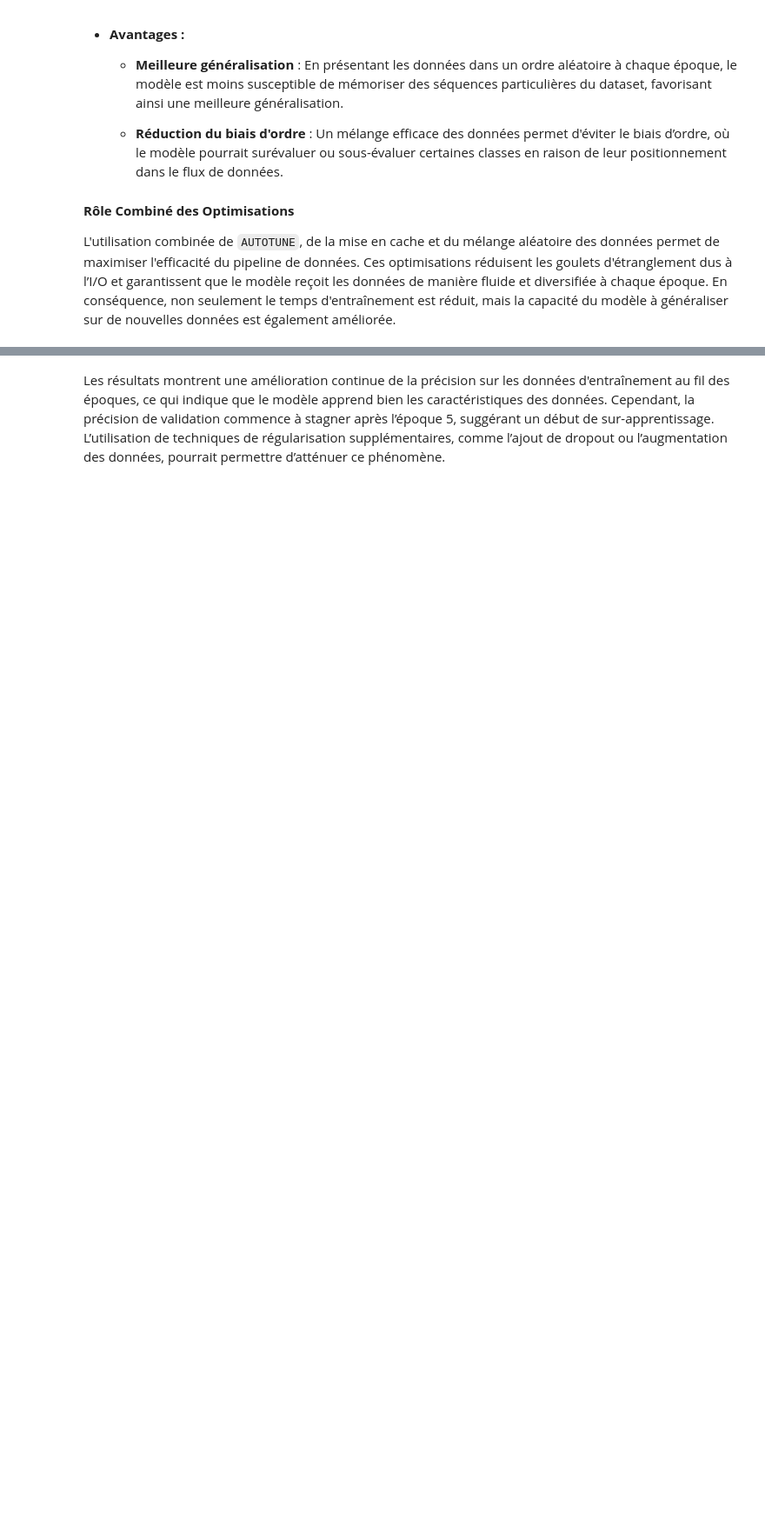
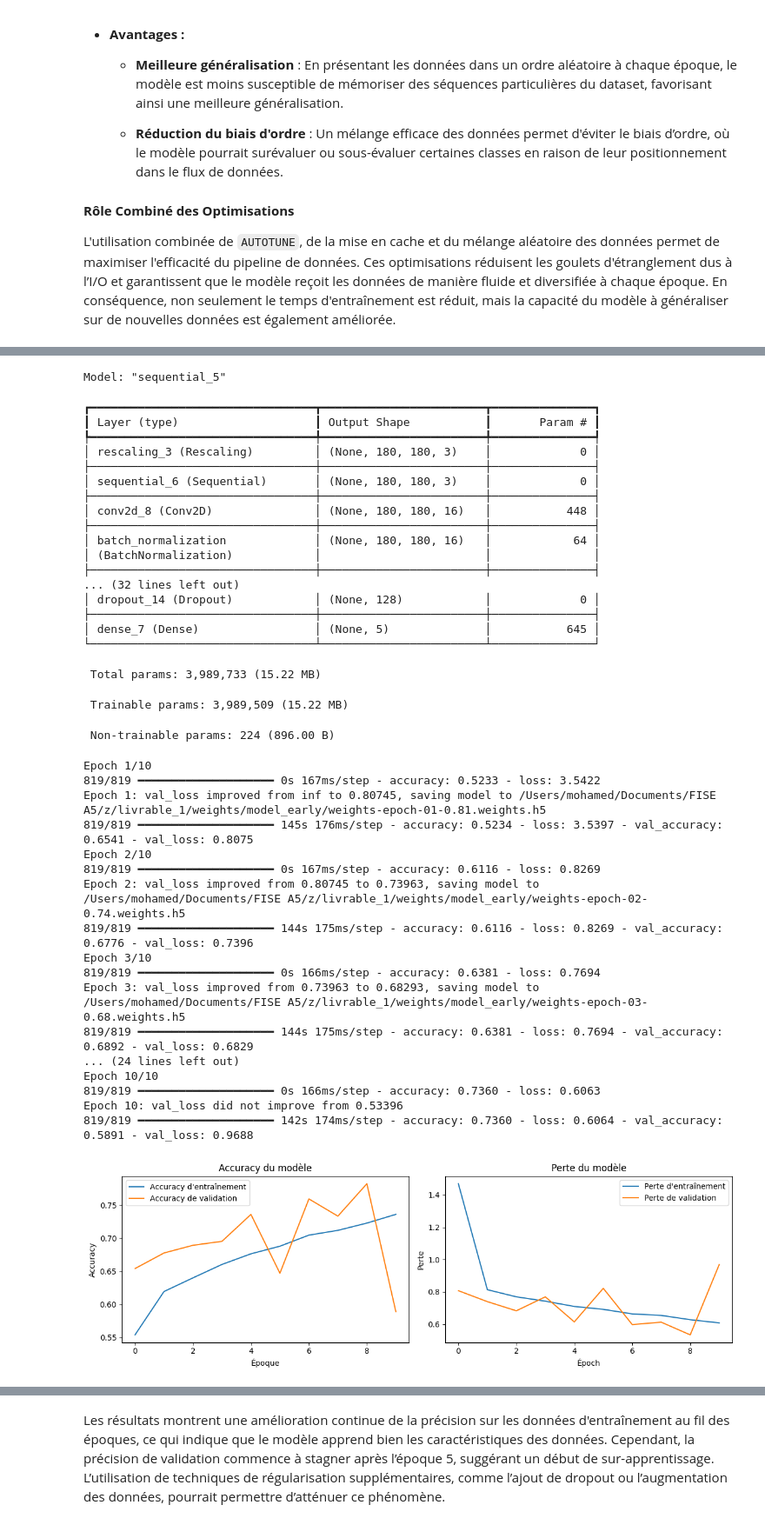
Before and after one commit to SourcierDeVerite/CESI_Projet_Deep_Learning, a Jupyter notebook: livrable_1/main.ipynb, the cells around one changed output, grey strips where cells are left out. Shown at 87% size. Cells and saved outputs as stored; diff of their text form; code cells hidden in the pictures; blank space fills up the shorter version.

```diff
--- a/livrable_1/main.ipynb
+++ b/livrable_1/main.ipynb
@@ -445,0 +866,71 @@ Dans la littérature, Adam est souvent reconnu comme étant un choix robuste pou
+# %%
+# Définir la fonction de perte
+loss_function = tf.keras.losses.SparseCategoricalCrossentropy(from_logits=False)
+
+# Créer le quatrième modèle avec une troisième couche, augmentation des données, et Batch Normalization
+fourth_model = create_test_model(
+    batch_size=batch_s,
+    loss_function=loss_function,
+    optimizer='adam',  # Choix d'un optimiseur, ici Adam
+    dropout_rate=0.2,  # Taux de dropout pour régulariser un peu
+    regularization_value=None,  # Pas de régularisation
+    filter_factor=1,  # Facteur de filtre par défaut
+    use_data_augmentation=True,  # Activer l'augmentation des données
+    add_additional_layer=True,  # Ajouter une troisième couche
+    use_batch_normalization=True,  # Activer la Batch Normalization pour le quatrième modèle
+    image_height=image_h,
+    image_width=image_w
+)
+
+# Entraîner le quatrième modèle
+epochs = 10
+
+history_fourth_model = fourth_model.fit(
+    train_set,
+    validation_data=test_set,
+    epochs=epochs,
+    callbacks=get_callbacks()
+)
+
+# Visualiser les performances du quatrième modèle
+plot_training_history(history_fourth_model)
+# %% [output]
+Model: "sequential_5"
+┏━━━━━━━━━━━━━━━━━━━━━━━━━━━━━━━━━┳━━━━━━━━━━━━━━━━━━━━━━━━┳━━━━━━━━━━━━━━━┓
+┃ Layer (type)                    ┃ Output Shape           ┃       Param # ┃
+┡━━━━━━━━━━━━━━━━━━━━━━━━━━━━━━━━━╇━━━━━━━━━━━━━━━━━━━━━━━━╇━━━━━━━━━━━━━━━┩
+│ rescaling_3 (Rescaling)         │ (None, 180, 180, 3)    │             0 │
+├─────────────────────────────────┼────────────────────────┼───────────────┤
+│ sequential_6 (Sequential)       │ (None, 180, 180, 3)    │             0 │
+├─────────────────────────────────┼────────────────────────┼───────────────┤
+│ conv2d_8 (Conv2D)               │ (None, 180, 180, 16)   │           448 │
+├─────────────────────────────────┼────────────────────────┼───────────────┤
+│ batch_normalization             │ (None, 180, 180, 16)   │            64 │
+│ (BatchNormalization)            │                        │               │
+├─────────────────────────────────┼────────────────────────┼───────────────┤
+... (32 lines left out)
+│ dropout_14 (Dropout)            │ (None, 128)            │             0 │
+├─────────────────────────────────┼────────────────────────┼───────────────┤
+│ dense_7 (Dense)                 │ (None, 5)              │           645 │
+└─────────────────────────────────┴────────────────────────┴───────────────┘
+ Total params: 3,989,733 (15.22 MB)
+ Trainable params: 3,989,509 (15.22 MB)
+ Non-trainable params: 224 (896.00 B)
+Epoch 1/10
+819/819 ━━━━━━━━━━━━━━━━━━━━ 0s 167ms/step - accuracy: 0.5233 - loss: 3.5422
+Epoch 1: val_loss improved from inf to 0.80745, saving model to /Users/mohamed/Documents/FISE A5/z/livrable_1/weights/model_early/weights-epoch-01-0.81.weights.h5
+819/819 ━━━━━━━━━━━━━━━━━━━━ 145s 176ms/step - accuracy: 0.5234 - loss: 3.5397 - val_accuracy: 0.6541 - val_loss: 0.8075
+Epoch 2/10
+819/819 ━━━━━━━━━━━━━━━━━━━━ 0s 167ms/step - accuracy: 0.6116 - loss: 0.8269
+Epoch 2: val_loss improved from 0.80745 to 0.73963, saving model to /Users/mohamed/Documents/FISE A5/z/livrable_1/weights/model_early/weights-epoch-02-0.74.weights.h5
+819/819 ━━━━━━━━━━━━━━━━━━━━ 144s 175ms/step - accuracy: 0.6116 - loss: 0.8269 - val_accuracy: 0.6776 - val_loss: 0.7396
+Epoch 3/10
+819/819 ━━━━━━━━━━━━━━━━━━━━ 0s 166ms/step - accuracy: 0.6381 - loss: 0.7694
+Epoch 3: val_loss improved from 0.73963 to 0.68293, saving model to /Users/mohamed/Documents/FISE A5/z/livrable_1/weights/model_early/weights-epoch-03-0.68.weights.h5
+819/819 ━━━━━━━━━━━━━━━━━━━━ 144s 175ms/step - accuracy: 0.6381 - loss: 0.7694 - val_accuracy: 0.6892 - val_loss: 0.6829
+... (24 lines left out)
+Epoch 10/10
+819/819 ━━━━━━━━━━━━━━━━━━━━ 0s 166ms/step - accuracy: 0.7360 - loss: 0.6063
+Epoch 10: val_loss did not improve from 0.53396
+819/819 ━━━━━━━━━━━━━━━━━━━━ 142s 174ms/step - accuracy: 0.7360 - loss: 0.6064 - val_accuracy: 0.5891 - val_loss: 0.9688
+[figure, added]
```
Also changed, not shown: parts of 39 cells of this notebook.
